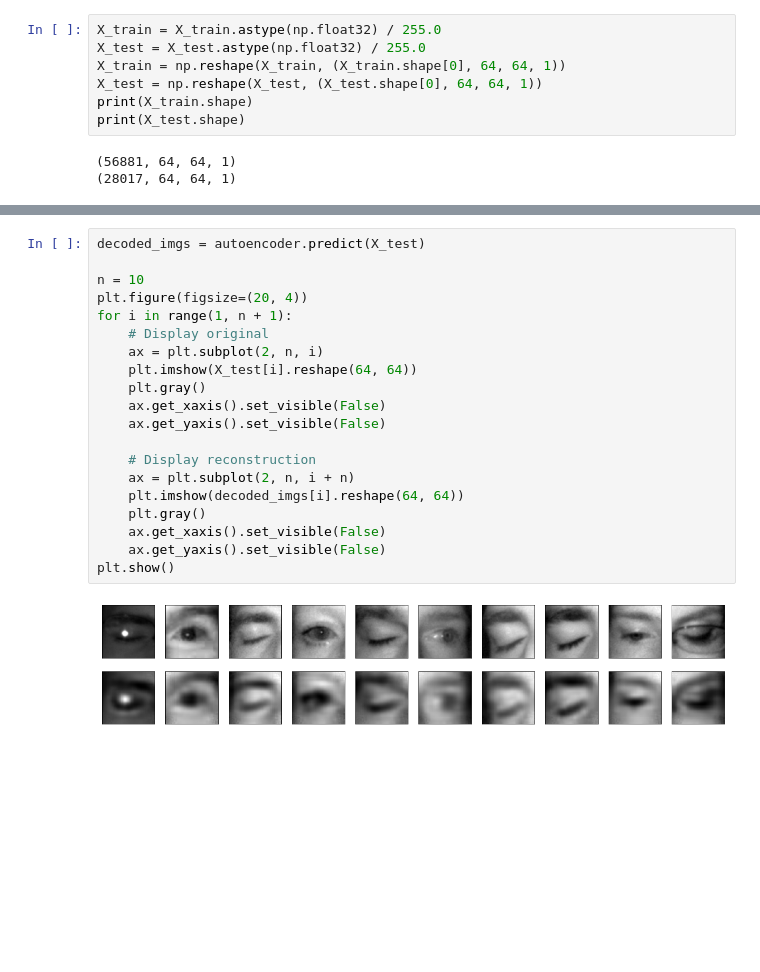
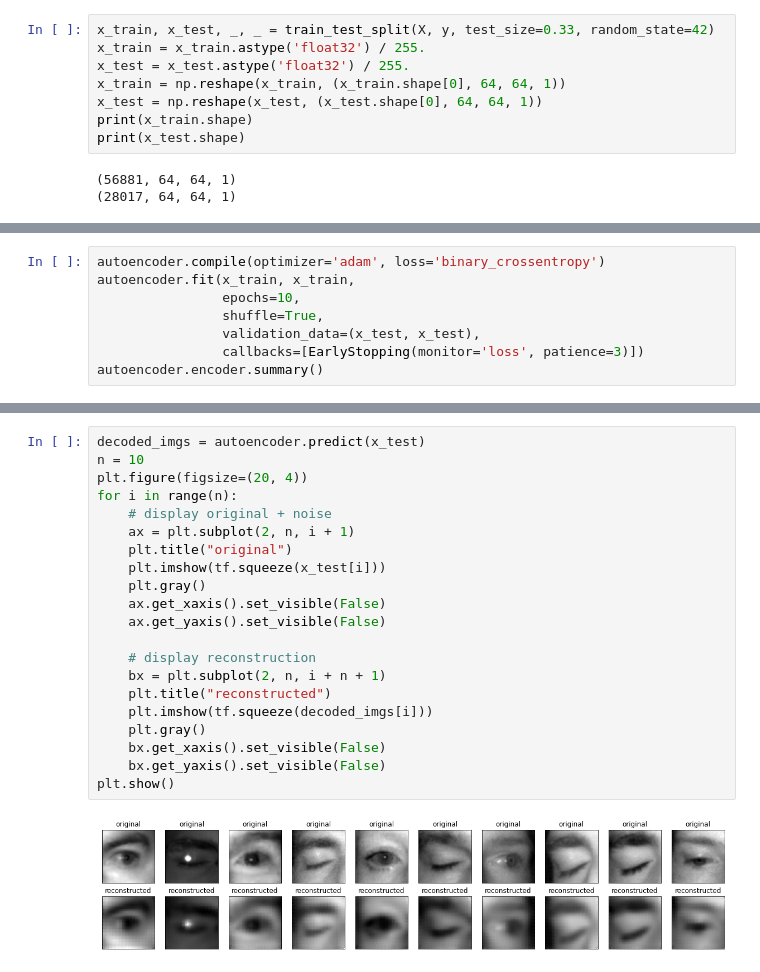
Before and after one commit to abhilb/Open-eye-closed-eye-classification, a Jupyter notebook: part2/MRL_Eye_Autoencoder.ipynb, the cells around one changed output, grey strips where cells are left out. Cells and saved outputs as stored; diff of their text form; blank space fills up the shorter version.

```diff
--- a/part2/MRL_Eye_Autoencoder.ipynb
+++ b/part2/MRL_Eye_Autoencoder.ipynb
@@ -86,10 +33,11 @@ autoencoder.compile(optimizer='adam', loss='binary_crossentropy')
 # %%
-X_train = X_train.astype(np.float32) / 255.0
-X_test = X_test.astype(np.float32) / 255.0
-X_train = np.reshape(X_train, (X_train.shape[0], 64, 64, 1))
-X_test = np.reshape(X_test, (X_test.shape[0], 64, 64, 1))
-print(X_train.shape)
-print(X_test.shape)
+x_train, x_test, _, _ = train_test_split(X, y, test_size=0.33, random_state=42)
+x_train = x_train.astype('float32') / 255.
+x_test = x_test.astype('float32') / 255.
+x_train = np.reshape(x_train, (x_train.shape[0], 64, 64, 1))
+x_test = np.reshape(x_test, (x_test.shape[0], 64, 64, 1))
+print(x_train.shape)
+print(x_test.shape)
 # %% [output]
 (56881, 64, 64, 1)
 (28017, 64, 64, 1)
@@ -120,0 +64,8 @@ Epoch 50/50
+# %%
+autoencoder.compile(optimizer='adam', loss='binary_crossentropy')
+autoencoder.fit(x_train, x_train,
+                epochs=10,
+                shuffle=True,
+                validation_data=(x_test, x_test),
+                callbacks=[EarlyStopping(monitor='loss', patience=3)])
+autoencoder.encoder.summary()
@@ -121,22 +90,23 @@ Epoch 50/50
 # %%
-decoded_imgs = autoencoder.predict(X_test)
-
+decoded_imgs = autoencoder.predict(x_test)
 n = 10
 plt.figure(figsize=(20, 4))
-for i in range(1, n + 1):
-    # Display original
-    ax = plt.subplot(2, n, i)
-    plt.imshow(X_test[i].reshape(64, 64))
+for i in range(n):
+    # display original + noise
+    ax = plt.subplot(2, n, i + 1)
+    plt.title("original")
+    plt.imshow(tf.squeeze(x_test[i]))
     plt.gray()
     ax.get_xaxis().set_visible(False)
     ax.get_yaxis().set_visible(False)
 
-    # Display reconstruction
-    ax = plt.subplot(2, n, i + n)
-    plt.imshow(decoded_imgs[i].reshape(64, 64))
+    # display reconstruction
+    bx = plt.subplot(2, n, i + n + 1)
+    plt.title("reconstructed")
+    plt.imshow(tf.squeeze(decoded_imgs[i]))
     plt.gray()
-    ax.get_xaxis().set_visible(False)
-    ax.get_yaxis().set_visible(False)
+    bx.get_xaxis().set_visible(False)
+    bx.get_yaxis().set_visible(False)
 plt.show()
 # %% [output]
-[figure, old version]
+[figure, new version]
```
Also changed, not shown: parts of 10 cells of this notebook.
